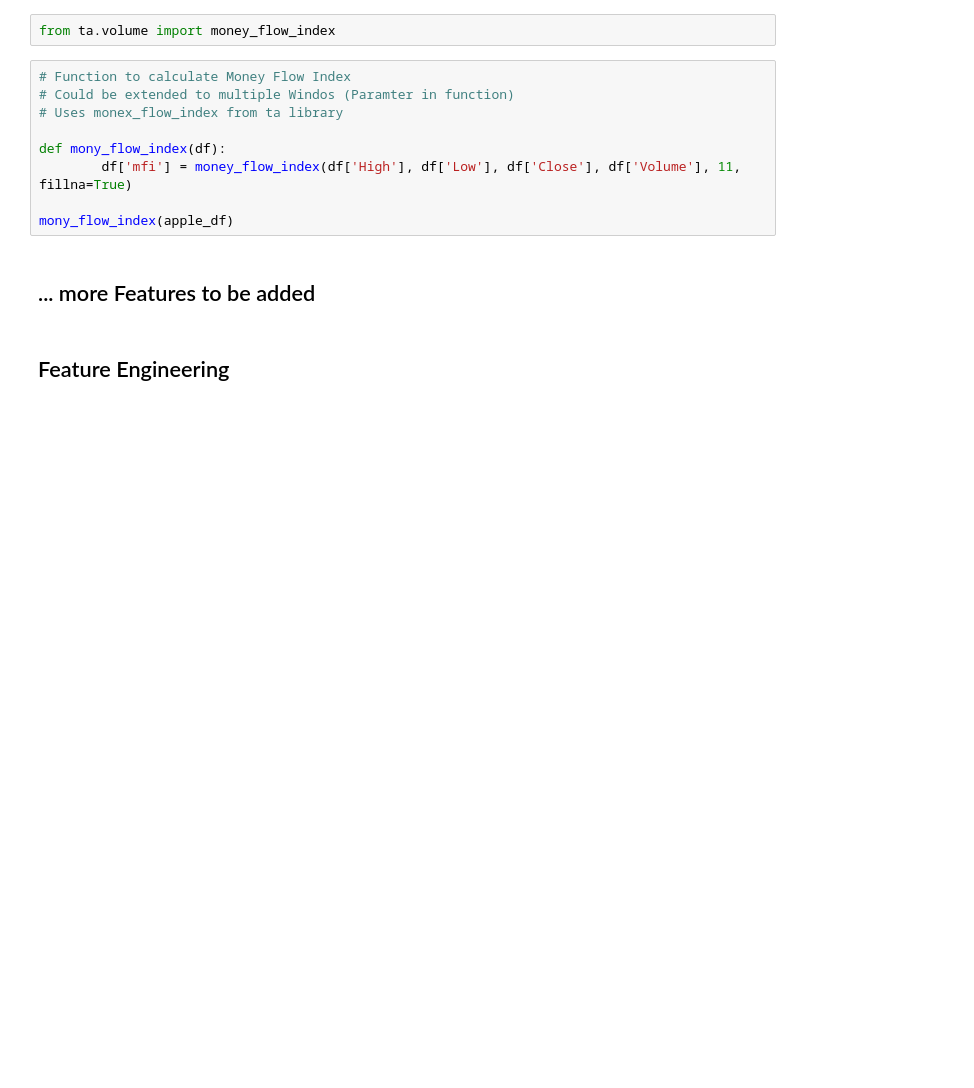
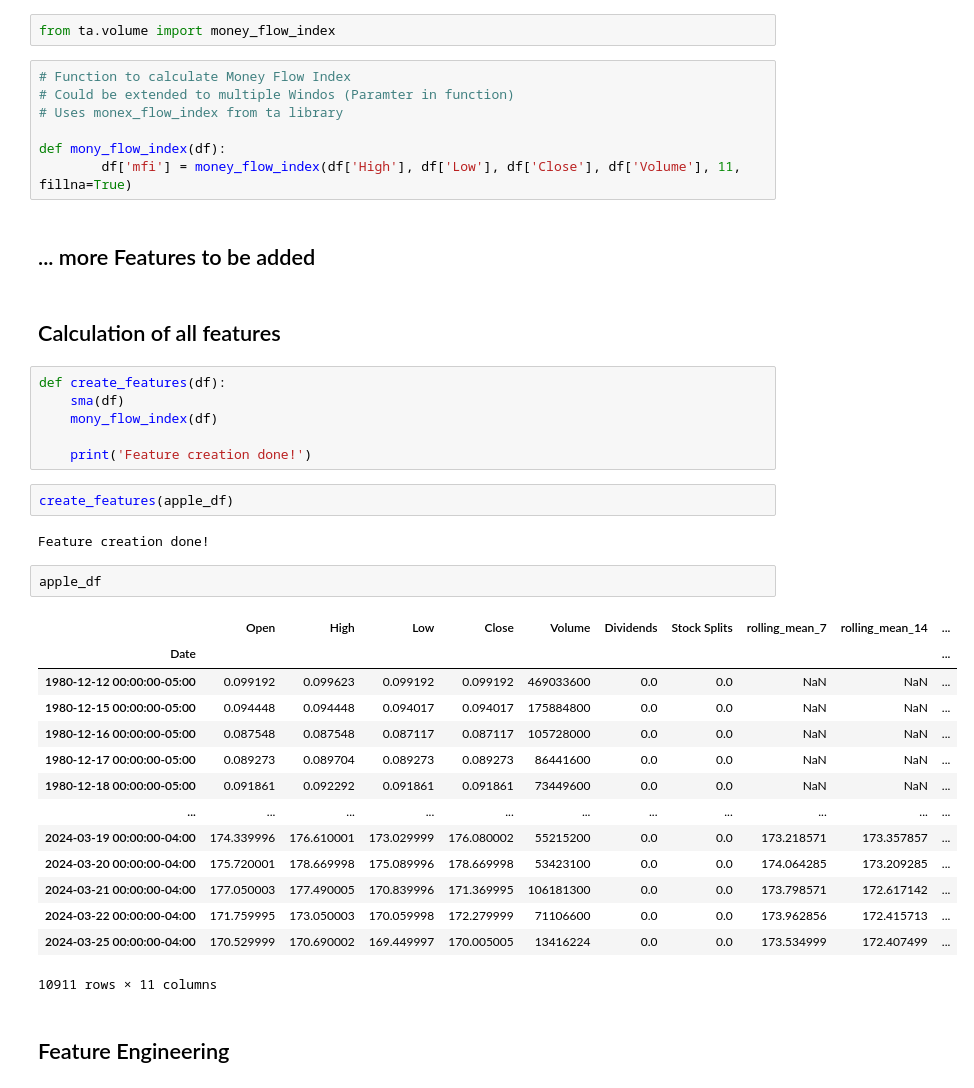
Before and after one commit to Deadeye111/fhgr-cds-305-trading-bot, a Jupyter notebook: CCN/CNN_based_TradingBot_V1.ipynb, the cells around one changed output. Drawn from its saved outputs; the diff is of its cells as text; blank space fills up the shorter version.

Commit message:
added new top layer function for all feature creation functions

```diff
--- a/CCN/CNN_based_TradingBot_V1.ipynb
+++ b/CCN/CNN_based_TradingBot_V1.ipynb
@@ -65,10 +65,37 @@ from ta.volume import money_flow_index
 
 def mony_flow_index(df):
         df['mfi'] = money_flow_index(df['High'], df['Low'], df['Close'], df['Volume'], 11, fillna=True)
-
-mony_flow_index(apple_df)
 # %% [markdown]
 ## ... more Features to be added
+# %% [markdown]
+## Calculation of all features
+# %%
+def create_features(df):
+    sma(df)
+    mony_flow_index(df)
+
+    print('Feature creation done!')
+# %%
+create_features(apple_df)
+# %% [output]
+Feature creation done!
+# %%
+apple_df
+# %% [output]
+|  | Open | High | Low | Close | Volume | Dividends | Stock Splits | rolling_mean_7 | rolling_mean_14 | ... |
+| Date |  |  |  |  |  |  |  |  |  | ... |
+| 1980-12-12 00:00:00-05:00 | 0.099192 | 0.099623 | 0.099192 | 0.099192 | 469033600 | 0.0 | 0.0 | NaN | NaN | ... |
+| 1980-12-15 00:00:00-05:00 | 0.094448 | 0.094448 | 0.094017 | 0.094017 | 175884800 | 0.0 | 0.0 | NaN | NaN | ... |
+| 1980-12-16 00:00:00-05:00 | 0.087548 | 0.087548 | 0.087117 | 0.087117 | 105728000 | 0.0 | 0.0 | NaN | NaN | ... |
+| 1980-12-17 00:00:00-05:00 | 0.089273 | 0.089704 | 0.089273 | 0.089273 | 86441600 | 0.0 | 0.0 | NaN | NaN | ... |
+| 1980-12-18 00:00:00-05:00 | 0.091861 | 0.092292 | 0.091861 | 0.091861 | 73449600 | 0.0 | 0.0 | NaN | NaN | ... |
+| ... | ... | ... | ... | ... | ... | ... | ... | ... | ... | ... |
+| 2024-03-19 00:00:00-04:00 | 174.339996 | 176.610001 | 173.029999 | 176.080002 | 55215200 | 0.0 | 0.0 | 173.218571 | 173.357857 | ... |
+| 2024-03-20 00:00:00-04:00 | 175.720001 | 178.669998 | 175.089996 | 178.669998 | 53423100 | 0.0 | 0.0 | 174.064285 | 173.209285 | ... |
+| 2024-03-21 00:00:00-04:00 | 177.050003 | 177.490005 | 170.839996 | 171.369995 | 106181300 | 0.0 | 0.0 | 173.798571 | 172.617142 | ... |
+| 2024-03-22 00:00:00-04:00 | 171.759995 | 173.050003 | 170.059998 | 172.279999 | 71106600 | 0.0 | 0.0 | 173.962856 | 172.415713 | ... |
+| 2024-03-25 00:00:00-04:00 | 170.529999 | 170.690002 | 169.449997 | 170.005005 | 13416224 | 0.0 | 0.0 | 173.534999 | 172.407499 | ... |
+10911 rows × 11 columns
 # %% [markdown]
 ## Feature Engineering
 # %% [markdown]
```
Also changed, not shown: parts of 3 cells of this notebook.
